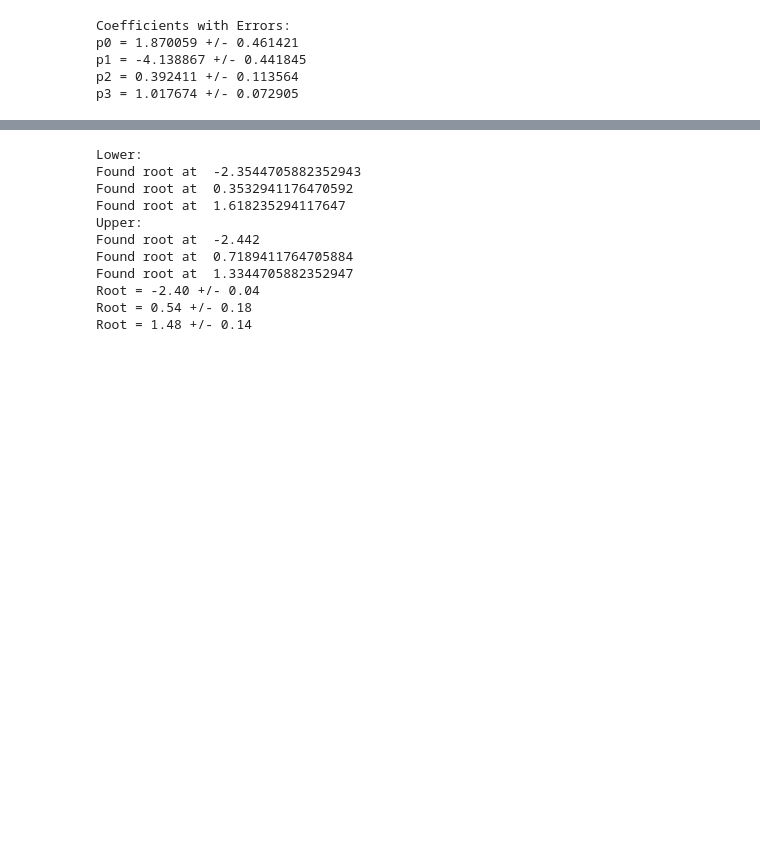
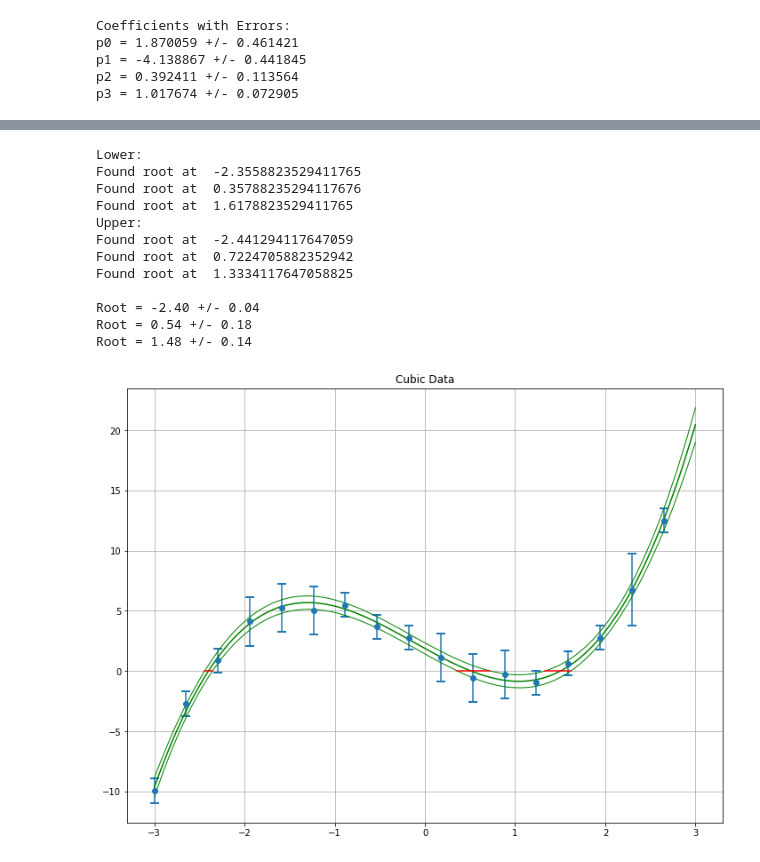
Before and after one commit to brash99/phys421, a Jupyter notebook: JupyterNotebooks/graph_fitting_matrix_errors.ipynb, the cells around one changed output, grey strips where cells are left out. Drawn from its saved outputs; the diff is of its cells as text; code cells hidden in the pictures; blank space fills up the shorter version.

```diff
--- a/JupyterNotebooks/graph_fitting_matrix_errors.ipynb
+++ b/JupyterNotebooks/graph_fitting_matrix_errors.ipynb
@@ -198,30 +195,39 @@ plot1.plot(xzero,yzero,'b-')
 # %%
 lowerroots = []
 upperroots = []
 
 print ("Lower:")
 for i in range(npoints-1):
     if (lower[i]*lower[i+1]<0):
         print ("Found root at ",xfitting[i])
         lowerroots.append(xfitting[i])
 
 print ("Upper:")
 for i in range(npoints-1):
     if (upper[i]*upper[i+1]<0):
         print ("Found root at ",xfitting[i])
         upperroots.append(xfitting[i])
 
+print()
+
 for i in range(len(lowerroots)):
+    xr = [(lowerroots[i]+upperroots[i])/2.0-np.fabs((lowerroots[i]-upperroots[i])/2.0),(lowerroots[i]+upperroots[i])/2.0+np.fabs((lowerroots[i]-upperroots[i])/2.0)]
+    yr = [0,0]
+    plot1.plot(xr,yr,'r-')
     print ("Root = %0.2f +/- %0.2f" % ((lowerroots[i]+upperroots[i])/2.0,np.fabs((lowerroots[i]-upperroots[i])/2.0)))
+
+figure
 # %% [output]
 Lower:
-Found root at  -2.3544705882352943
-Found root at  0.3532941176470592
-Found root at  1.618235294117647
+Found root at  -2.3558823529411765
+Found root at  0.35788235294117676
+Found root at  1.6178823529411765
 Upper:
-Found root at  -2.442
-Found root at  0.7189411764705884
-Found root at  1.3344705882352947
+Found root at  -2.441294117647059
+Found root at  0.7224705882352942
+Found root at  1.3334117647058825
+
 Root = -2.40 +/- 0.04
 Root = 0.54 +/- 0.18
 Root = 1.48 +/- 0.14
+[figure, added]
```
Also changed, not shown: parts of 1 cell of this notebook, 1 other file.
